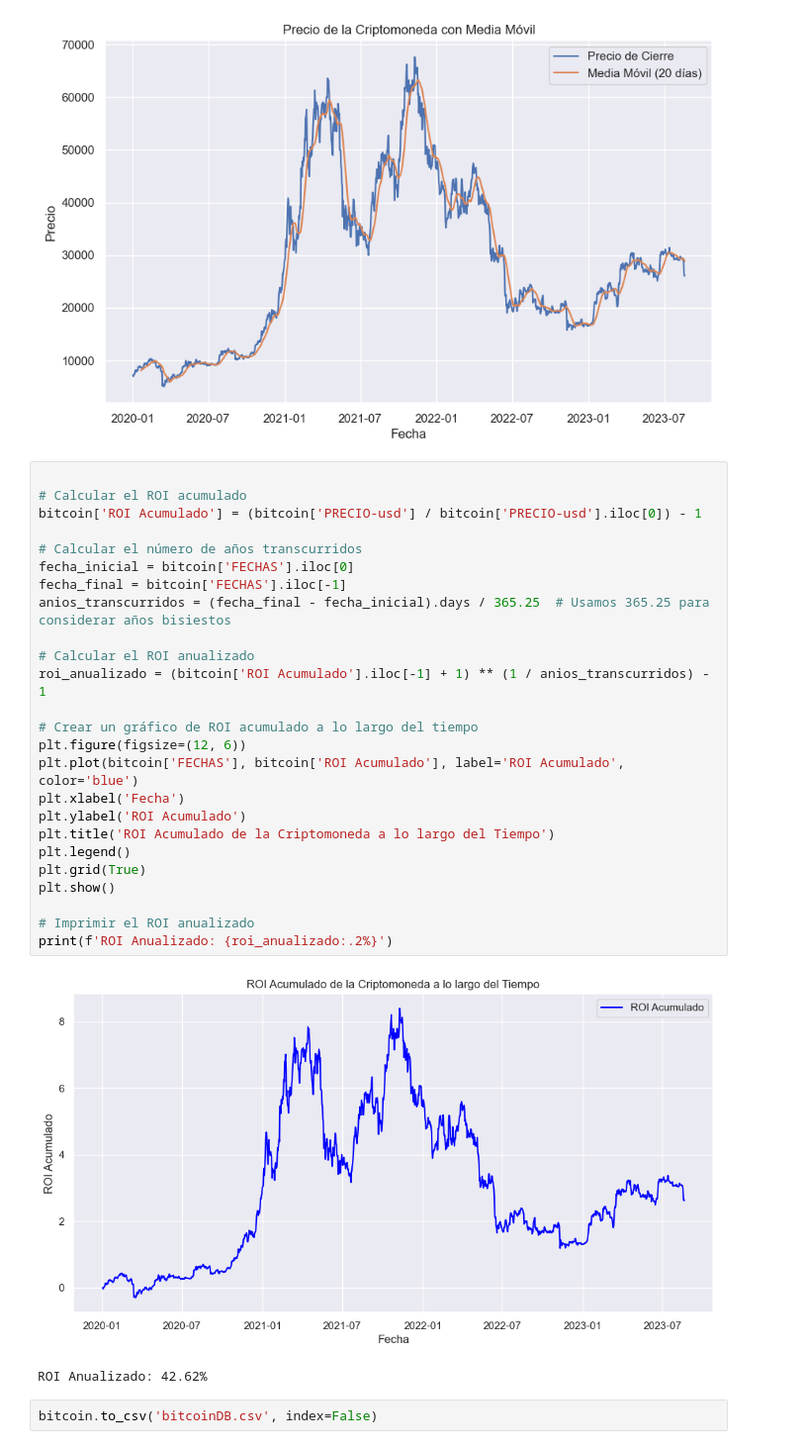
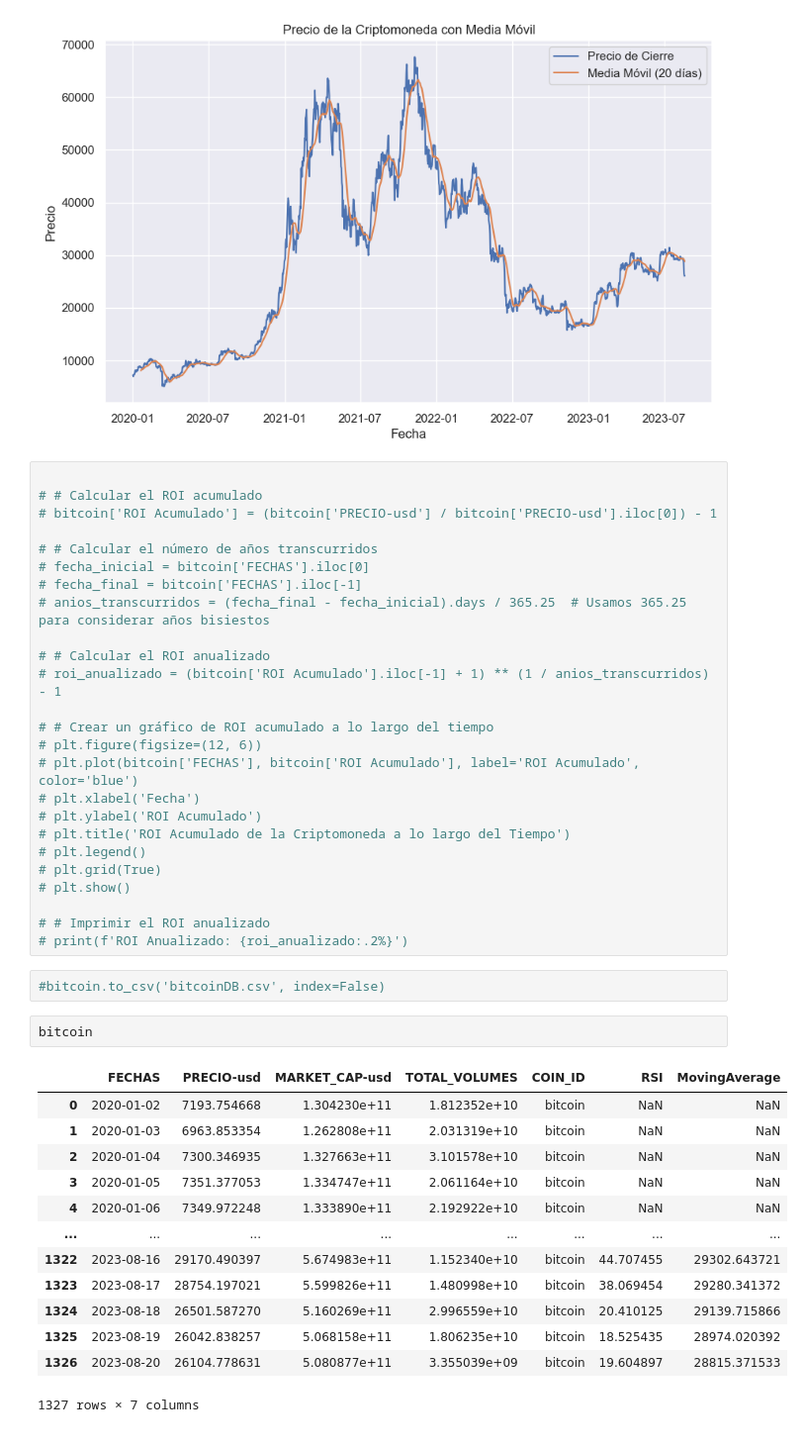
Before and after one commit to Constanzafl/Proyecto2_Data_Analytics, a Jupyter notebook: EDA/EDAbitcoin.ipynb, the cells around one changed output. Shown at 99% size. Cells and saved outputs as stored; diff of their text form.

```diff
--- a/EDA/EDAbitcoin.ipynb
+++ b/EDA/EDAbitcoin.ipynb
@@ -134,31 +134,44 @@ plt.show()
 [figure]
 # %%
 
-# Calcular el ROI acumulado
-bitcoin['ROI Acumulado'] = (bitcoin['PRECIO-usd'] / bitcoin['PRECIO-usd'].iloc[0]) - 1
+# # Calcular el ROI acumulado
+# bitcoin['ROI Acumulado'] = (bitcoin['PRECIO-usd'] / bitcoin['PRECIO-usd'].iloc[0]) - 1
 
-# Calcular el número de años transcurridos
-fecha_inicial = bitcoin['FECHAS'].iloc[0]
-fecha_final = bitcoin['FECHAS'].iloc[-1]
-anios_transcurridos = (fecha_final - fecha_inicial).days / 365.25  # Usamos 365.25 para considerar años bisiestos
+# # Calcular el número de años transcurridos
+# fecha_inicial = bitcoin['FECHAS'].iloc[0]
+# fecha_final = bitcoin['FECHAS'].iloc[-1]
+# anios_transcurridos = (fecha_final - fecha_inicial).days / 365.25  # Usamos 365.25 para considerar años bisiestos
 
-# Calcular el ROI anualizado
-roi_anualizado = (bitcoin['ROI Acumulado'].iloc[-1] + 1) ** (1 / anios_transcurridos) - 1
+# # Calcular el ROI anualizado
+# roi_anualizado = (bitcoin['ROI Acumulado'].iloc[-1] + 1) ** (1 / anios_transcurridos) - 1
 
-# Crear un gráfico de ROI acumulado a lo largo del tiempo
-plt.figure(figsize=(12, 6))
-plt.plot(bitcoin['FECHAS'], bitcoin['ROI Acumulado'], label='ROI Acumulado', color='blue')
-plt.xlabel('Fecha')
-plt.ylabel('ROI Acumulado')
-plt.title('ROI Acumulado de la Criptomoneda a lo largo del Tiempo')
-plt.legend()
-plt.grid(True)
-plt.show()
+# # Crear un gráfico de ROI acumulado a lo largo del tiempo
+# plt.figure(figsize=(12, 6))
+# plt.plot(bitcoin['FECHAS'], bitcoin['ROI Acumulado'], label='ROI Acumulado', color='blue')
+# plt.xlabel('Fecha')
+# plt.ylabel('ROI Acumulado')
+# plt.title('ROI Acumulado de la Criptomoneda a lo largo del Tiempo')
+# plt.legend()
+# plt.grid(True)
+# plt.show()
 
-# Imprimir el ROI anualizado
-print(f'ROI Anualizado: {roi_anualizado:.2%}')
+# # Imprimir el ROI anualizado
+# print(f'ROI Anualizado: {roi_anualizado:.2%}')
-# %% [output]
-[figure, removed]
-ROI Anualizado: 42.62%
 # %%
-bitcoin.to_csv('bitcoinDB.csv', index=False)
+#bitcoin.to_csv('bitcoinDB.csv', index=False)
+# %%
+bitcoin
+# %% [output]
+|  | FECHAS | PRECIO-usd | MARKET_CAP-usd | TOTAL_VOLUMES | COIN_ID | RSI | MovingAverage |
+| 0 | 2020-01-02 | 7193.754668 | 1.304230e+11 | 1.812352e+10 | bitcoin | NaN | NaN |
+| 1 | 2020-01-03 | 6963.853354 | 1.262808e+11 | 2.031319e+10 | bitcoin | NaN | NaN |
+| 2 | 2020-01-04 | 7300.346935 | 1.327663e+11 | 3.101578e+10 | bitcoin | NaN | NaN |
+| 3 | 2020-01-05 | 7351.377053 | 1.334747e+11 | 2.061164e+10 | bitcoin | NaN | NaN |
+| 4 | 2020-01-06 | 7349.972248 | 1.333890e+11 | 2.192922e+10 | bitcoin | NaN | NaN |
+| ... | ... | ... | ... | ... | ... | ... | ... |
+| 1322 | 2023-08-16 | 29170.490397 | 5.674983e+11 | 1.152340e+10 | bitcoin | 44.707455 | 29302.643721 |
+| 1323 | 2023-08-17 | 28754.197021 | 5.599826e+11 | 1.480998e+10 | bitcoin | 38.069454 | 29280.341372 |
+| 1324 | 2023-08-18 | 26501.587270 | 5.160269e+11 | 2.996559e+10 | bitcoin | 20.410125 | 29139.715866 |
+| 1325 | 2023-08-19 | 26042.838257 | 5.068158e+11 | 1.806235e+10 | bitcoin | 18.525435 | 28974.020392 |
+| 1326 | 2023-08-20 | 26104.778631 | 5.080877e+11 | 3.355039e+09 | bitcoin | 19.604897 | 28815.371533 |
+1327 rows × 7 columns
```
Also changed, not shown: parts of 2 cells of this notebook, 1 other file.
